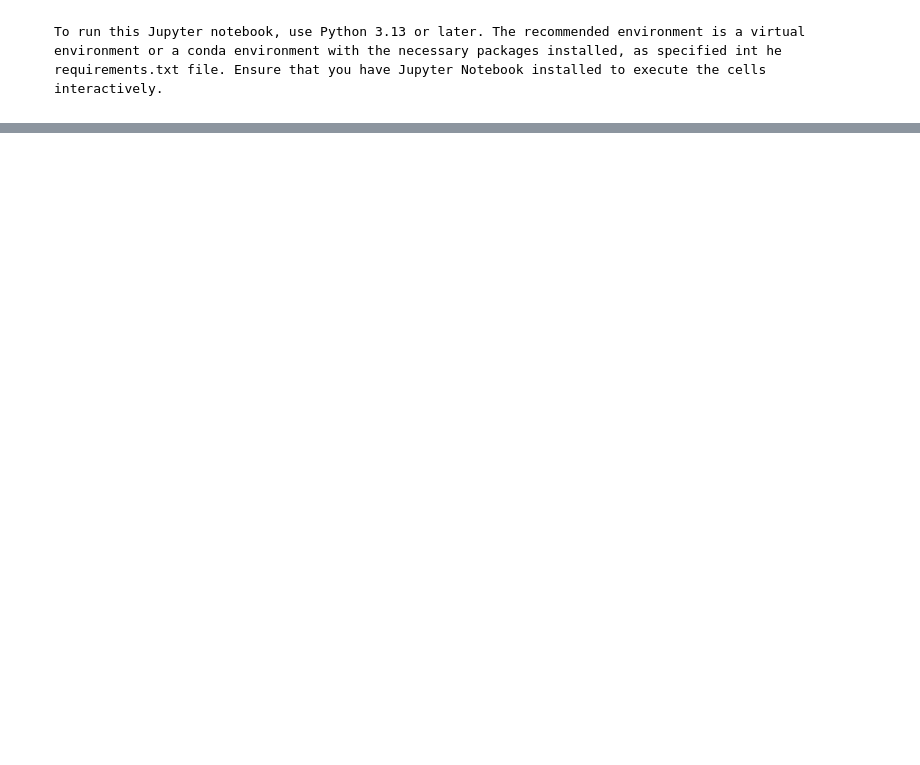
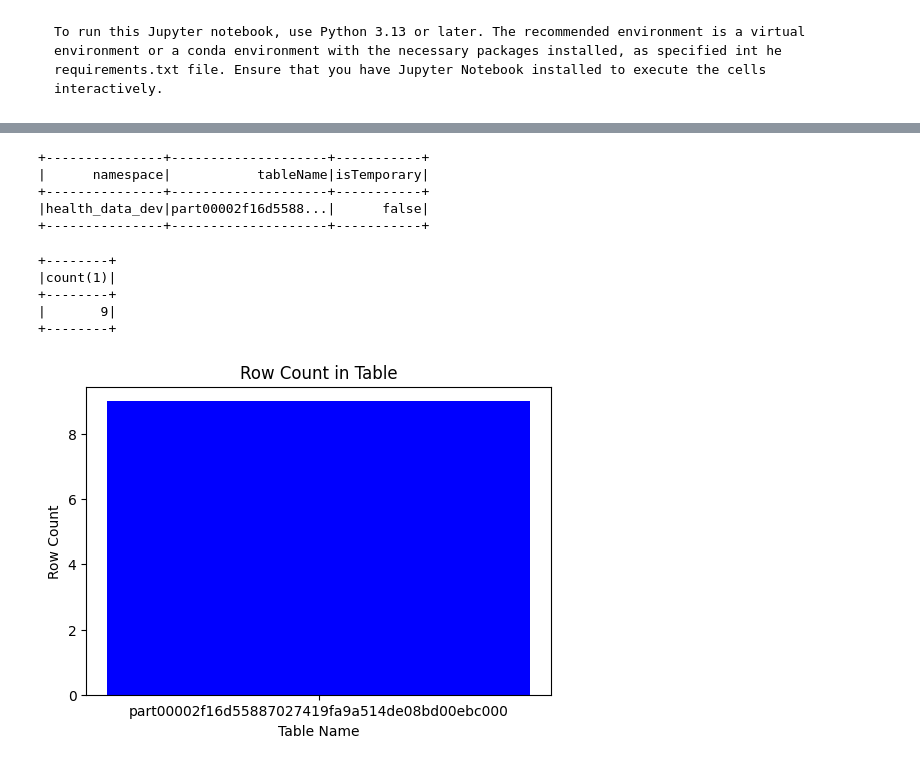
Before and after one commit to blitznihar/SparkWithoutDatabricks, a Jupyter notebook: main.ipynb, the cells around one changed output, grey strips where cells are left out. Saved outputs shown, nothing was run; the diff lists cells and outputs as text; code cells hidden in the pictures; blank space fills up the shorter version.

Commit message:
Adding some plots and also fixed the notebook as it needed some restart after installing packages

```diff
--- a/main.ipynb
+++ b/main.ipynb
@@ -36,7 +67,7 @@ from delta import *
 
 
 builder = (
-    SparkSession.builder.appName("DeltaTableCreation")
+    SparkSession.builder.appName("DeltaTableCreation_new")
     .config("spark.sql.extensions", "io.delta.sql.DeltaSparkSessionExtension")
     .config("spark.sql.catalog.spark_catalog", "org.apache.spark.sql.delta.catalog.DeltaCatalog")
 )
@@ -125,9 +278,38 @@ spark.sql(f"CREATE DATABASE IF NOT EXISTS {database_name}")
 # Use the created database
 spark.sql(f"USE {database_name}")
 
+table_name = table_name.replace(' ', '_').replace('(', '').replace(')', '').replace('\n', '').replace('\t', '').replace('=', '').replace('-', '')
+
 # Write the DataFrame as a Delta table in the created database
 sparkdf.write.format("delta").mode("overwrite").saveAsTable(f"{table_name}")
 
 # Verify that the table has been created and data has been loaded
 # %%
 spark.sql("SHOW TABLES").show()
+# %% [output]
++---------------+--------------------+-----------+
+|      namespace|           tableName|isTemporary|
++---------------+--------------------+-----------+
+|health_data_dev|part00002f16d5588...|      false|
++---------------+--------------------+-----------+
+# %%
+spark.sql(f"SELECT COUNT(*) FROM {table_name}").show()
+import matplotlib.pyplot as plt
+
+# Get the count of rows in the table
+count = spark.sql(f"SELECT COUNT(*) as count FROM {table_name}").collect()[0]['count']
+
+# Plot the count
+plt.figure(figsize=(6, 4))
+plt.bar([table_name], [count], color='blue')
+plt.xlabel('Table Name')
+plt.ylabel('Row Count')
+plt.title('Row Count in Table')
+plt.show()
+# %% [output]
++--------+
+|count(1)|
++--------+
+|       9|
++--------+
+[figure, added]
```
Also changed, not shown: parts of 16 cells of this notebook, 3 other files.
